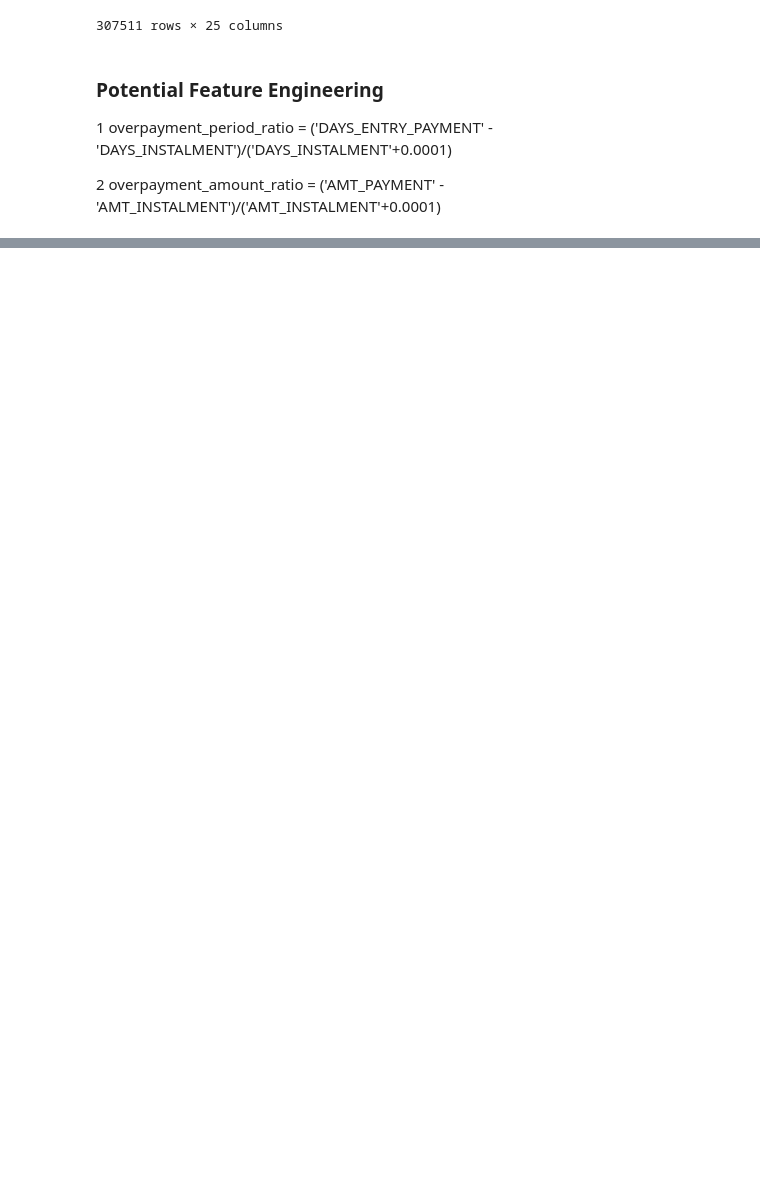
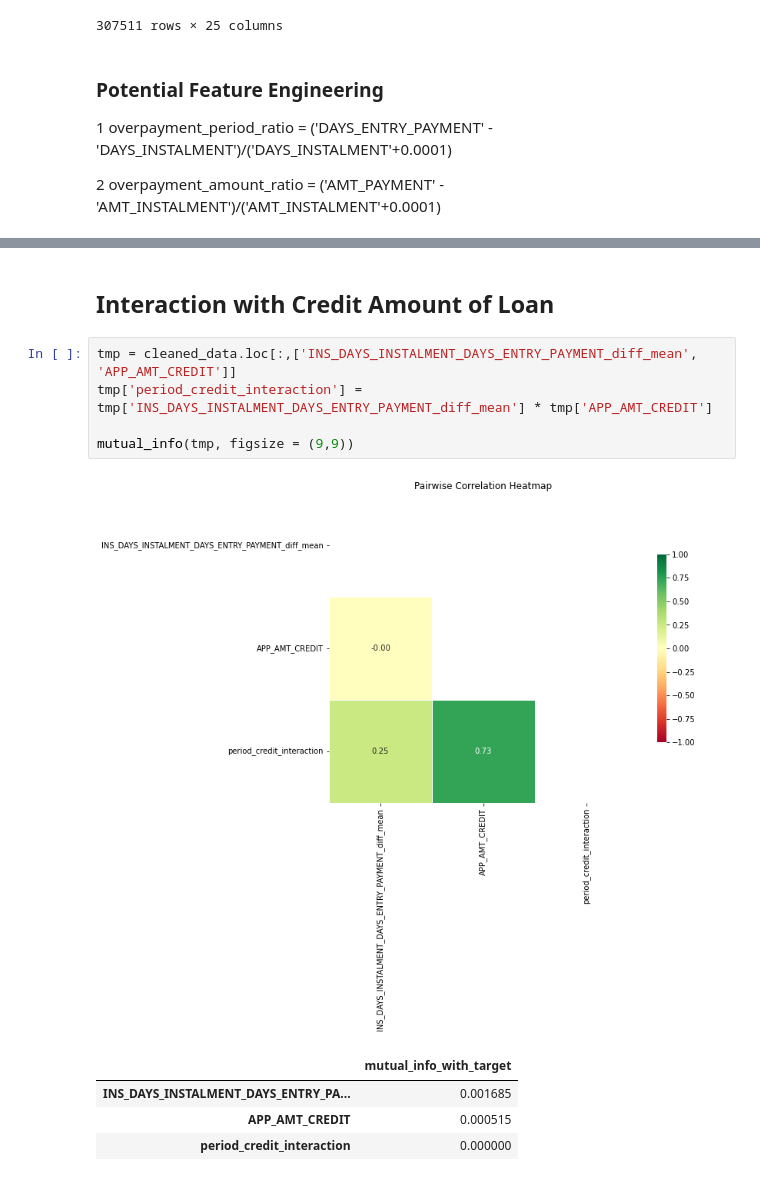
Before and after one commit to FUWENKAI6/MMF_Machine_Learning, a Jupyter notebook: data_EDA_Installment_part.ipynb, the cells around one changed output, grey strips where cells are left out. Cells and saved outputs as stored; diff of their text form; blank space fills up the shorter version.

```diff
--- a/data_EDA_Installment_part.ipynb
+++ b/data_EDA_Installment_part.ipynb
@@ -390,0 +534,13 @@ overpayment_amount_ratio = ('AMT_PAYMENT' - 'AMT_INSTALMENT')/('AMT_INSTALMENT'+
+# %% [markdown]
+## Interaction with Credit Amount of Loan
+# %%
+tmp = cleaned_data.loc[:,['INS_DAYS_INSTALMENT_DAYS_ENTRY_PAYMENT_diff_mean', 'APP_AMT_CREDIT']]
+tmp['period_credit_interaction'] = tmp['INS_DAYS_INSTALMENT_DAYS_ENTRY_PAYMENT_diff_mean'] * tmp['APP_AMT_CREDIT']
+
+mutual_info(tmp, figsize = (9,9))
+# %% [output]
+[figure, added]
+|  | mutual_info_with_target |
+| INS_DAYS_INSTALMENT_DAYS_ENTRY_PA... | 0.001685 |
+| APP_AMT_CREDIT | 0.000515 |
+| period_credit_interaction | 0.000000 |
```
Also changed, not shown: parts of 28 cells of this notebook.
